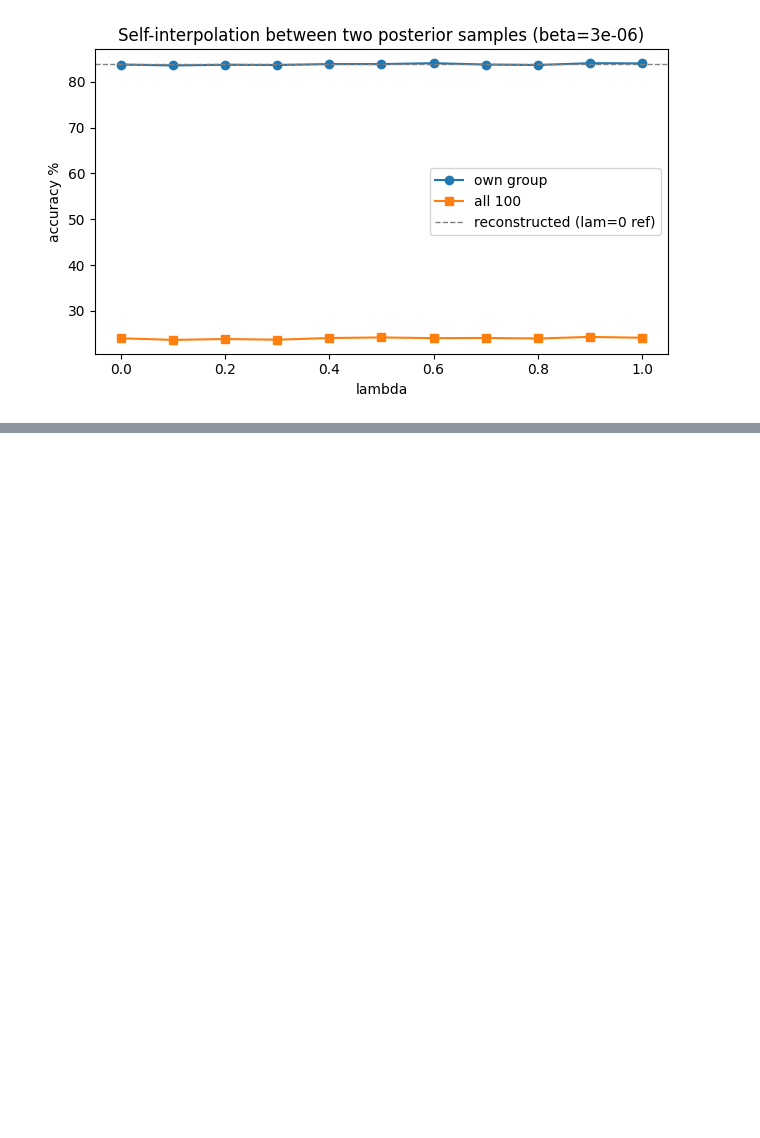
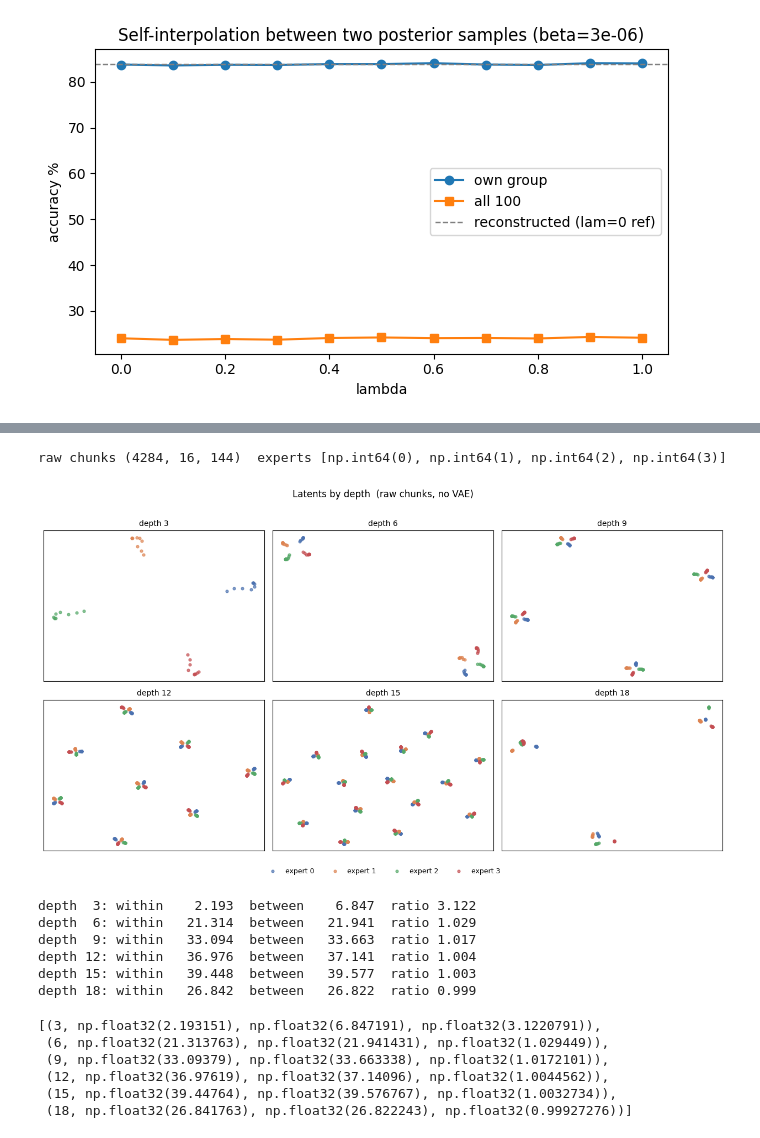
Before and after one commit to Arman-Salahshour/ls-merge-vision, a Jupyter notebook: phase_three_train_and_evaluate_weight_vae.ipynb, the cells around one changed output, grey strips where cells are left out. Saved outputs shown, nothing was run; the diff lists cells and outputs as text; code cells hidden in the pictures; blank space fills up the shorter version.

```diff
--- a/phase_three_train_and_evaluate_weight_vae.ipynb
+++ b/phase_three_train_and_evaluate_weight_vae.ipynb
@@ -579,21 +581,4 @@ def self_interpolation(model, loader, lam, seed=SEED):
         stages.append(stage.cpu())
 
     return torch.concat(outs, dim=0)
-# %%
-from reconstruction import (reconstruct_model, evaluate_grouped, evaluate_reconstruction, recalibrate_bn)
-
-def interp_to_state_dict(out, dataset, target_state_dict):
-    '''same reassembly as reconstruct_model, just starting from a decoded tensor'''
-    meta = dataset.meta_list[0]
-    chunks = out.reshape(-1, meta.chunk_size).numpy()
-    assert chunks.shape[0] == meta.n_chunks_total
-    return C.reconstruct_state_dict(chunks, meta, target_state_dict)
-
-
-def eval_state_dict(sd, expert_id, recal_loader, test_loader):
-    '''load, recalibrate batchnorm, evaluate'''
-    m = resnet20(num_classes=100).to(device)
-    m.load_state_dict(sd, strict=True)
-    recalibrate_bn(m, recal_loader)
-    return evaluate_grouped(m, test_loader, expert_id)
 # %%
@@ -643,0 +730,27 @@ ax.legend(); fig.tight_layout(); plt.show()
+# %%
+'''raw chunks, before the encoder ever sees them'''
+ds = ResZoo(root_dir=zoo_dir, model_ids=training_set + validation_set)
+raw, depths_r, splits_r = build_raw_chunks(ds)
+print(f'raw chunks {raw.shape}  experts {sorted(set(splits_r))}')
+
+plot_depth_grid(raw, depths_r, splits_r, ALL_DEPTHS, n_cols=3,
+                tag='  (raw chunks, no VAE)',
+                savepath=os.path.join(IMG_PATH, 'raw_grid.png'))
+
+print()
+expert_separation(raw, depths_r, splits_r, ALL_DEPTHS)
+# %% [output]
+raw chunks (4284, 16, 144)  experts [np.int64(0), np.int64(1), np.int64(2), np.int64(3)]
+[figure, added]
+depth  3: within    2.193  between    6.847  ratio 3.122
+depth  6: within   21.314  between   21.941  ratio 1.029
+depth  9: within   33.094  between   33.663  ratio 1.017
+depth 12: within   36.976  between   37.141  ratio 1.004
+depth 15: within   39.448  between   39.577  ratio 1.003
+depth 18: within   26.842  between   26.822  ratio 0.999
+[(3, np.float32(2.193151), np.float32(6.847191), np.float32(3.1220791)),
+ (6, np.float32(21.313763), np.float32(21.941431), np.float32(1.029449)),
+ (9, np.float32(33.09379), np.float32(33.663338), np.float32(1.0172101)),
+ (12, np.float32(36.97619), np.float32(37.14096), np.float32(1.0044562)),
+ (15, np.float32(39.44764), np.float32(39.576767), np.float32(1.0032734)),
+ (18, np.float32(26.841763), np.float32(26.822243), np.float32(0.99927276))]
```
Also changed, not shown: parts of 6 cells of this notebook.
